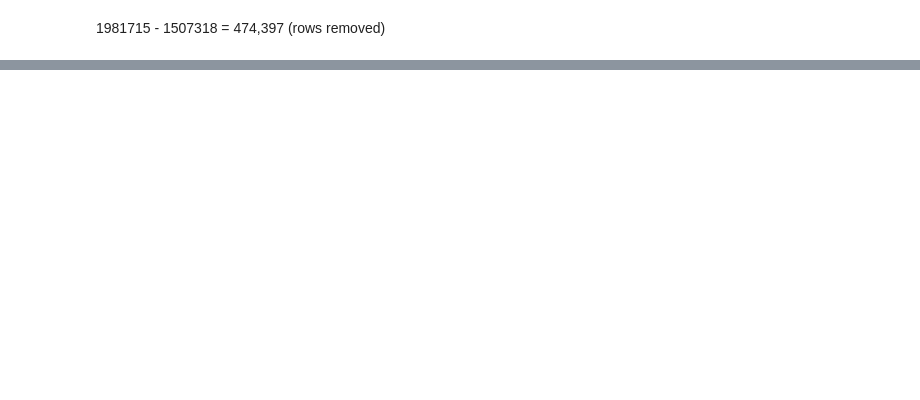
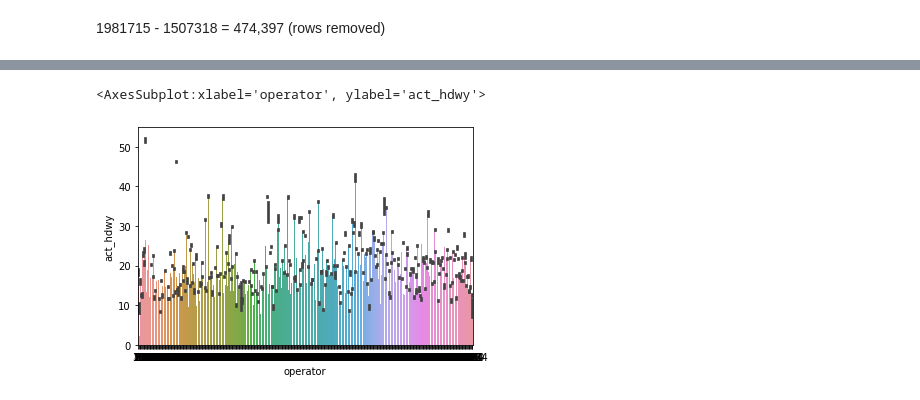
Before and after one commit to NSS-Data-Analytics-Cohort-7/wego-data-world-problems, a Jupyter notebook: notebook/wego_python.ipynb, the cells around one changed output, grey strips where cells are left out. Drawn from its saved outputs; the diff is of its cells as text; code cells hidden in the pictures; blank space fills up the shorter version.

```diff
--- a/notebook/wego_python.ipynb
+++ b/notebook/wego_python.ipynb
@@ -254,0 +314,5 @@ now to merge the weather_bna dataframe to the headway dataframe.
+# %%
+sns.barplot(data=wego_trips, x='operator', y='act_hdwy')
+# %% [output]
+<AxesSubplot:xlabel='operator', ylabel='act_hdwy'>
+[figure, added]
```
Also changed, not shown: parts of 42 cells of this notebook.
